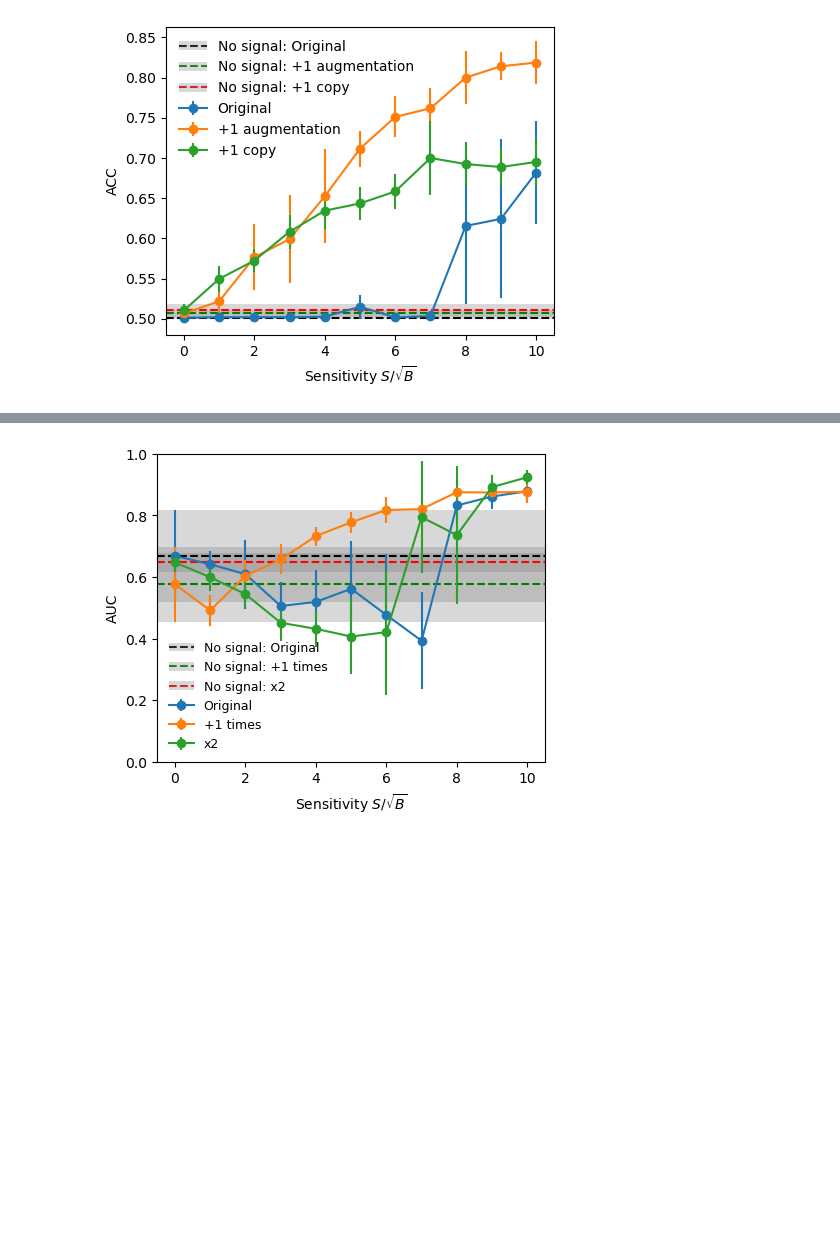
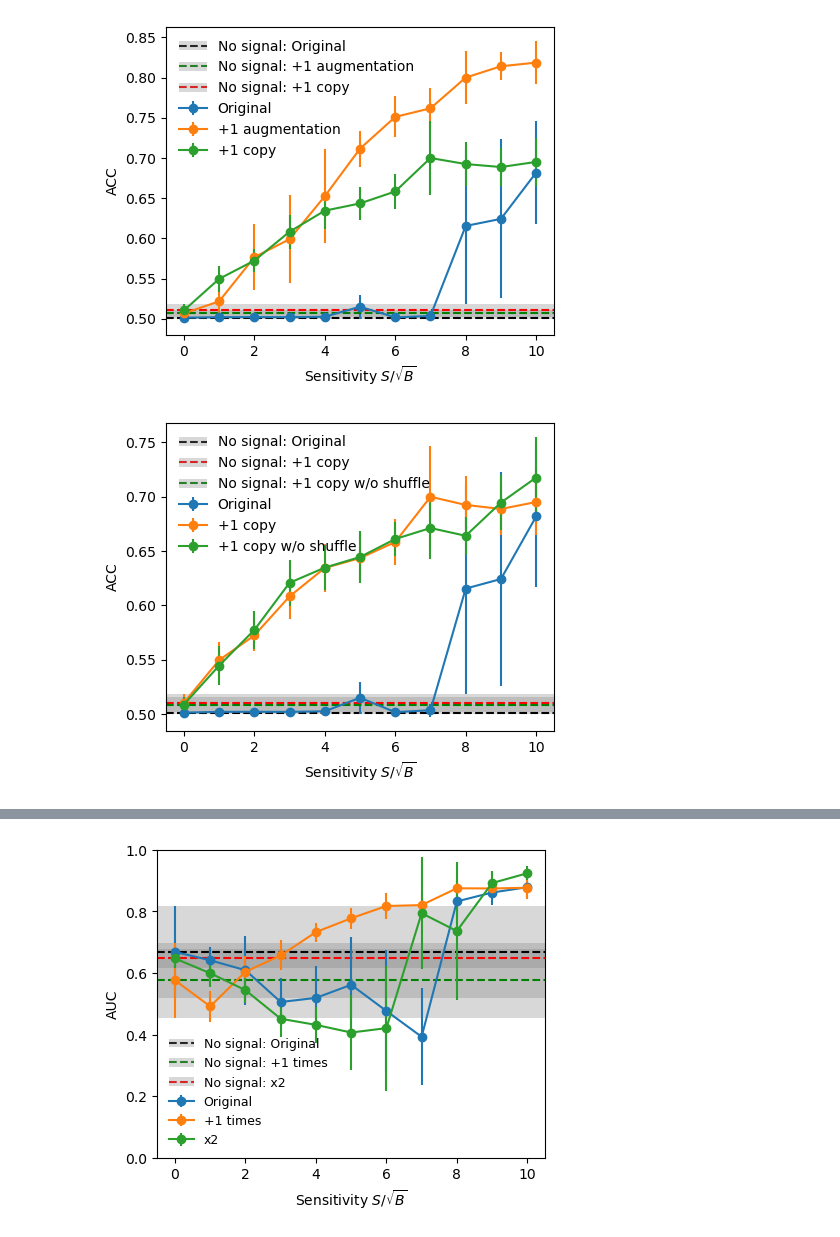
Before and after one commit to r10222035/data_augmentation, a Jupyter notebook: CNN/read_CNN_results.ipynb, the cells around one changed output, grey strips where cells are left out. Drawn from its saved outputs; the diff is of its cells as text; code cells hidden in the pictures; blank space fills up the shorter version.

```diff
--- a/CNN/read_CNN_results.ipynb
+++ b/CNN/read_CNN_results.ipynb
@@ -275,3 +275,24 @@ plt.savefig('../figures/HVmodel_CWoLa_CNN_aug_1_copy_1.pdf', dpi=300, facecolor=
 plt.show()
 # %% [output]
 [figure]
+# %%
+fig, ax = plt.subplots(1,1, figsize=(5,4))
+
+plot_acc_curve('Sensitivity: {:.1f}', 'SB_{:.1f}_new', range(11), 'k')
+plot_acc_curve('Sensitivity: {:.1f}', 'SB_{:.1f}_copy_1_new', range(11), 'r')
+plot_acc_curve('Sensitivity: {:.1f}, Copy: 1, No shuffle', 'SB_{:.1f}_copy_1_no_shuffle_new', range(11), 'g')
+
+ax.set_xlabel('Sensitivity $S / \sqrt{B}$')
+ax.set_ylabel('ACC')
+
+ax.set_xlim(-.5, 10.5)
+
+handles, labels = ax.get_legend_handles_labels()
+handles = [(handles[0],handles[1]), (handles[2],handles[3]), (handles[4],handles[5]), *handles[6:],]
+labels = ['No signal: Original', 'No signal: +1 copy', 'No signal: +1 copy w/o shuffle',  'Original', '+1 copy', '+1 copy w/o shuffle']
+ax.legend(handles, labels, frameon=False, loc='upper left')
+
+plt.savefig('../figures/HVmodel_CWoLa_CNN_copy_1_wo_shuffle.pdf', dpi=300, facecolor='White', bbox_inches='tight')
+plt.show()
+# %% [output]
+[figure, added]
```
Also changed, not shown: parts of 3 cells of this notebook, 11 other files.
